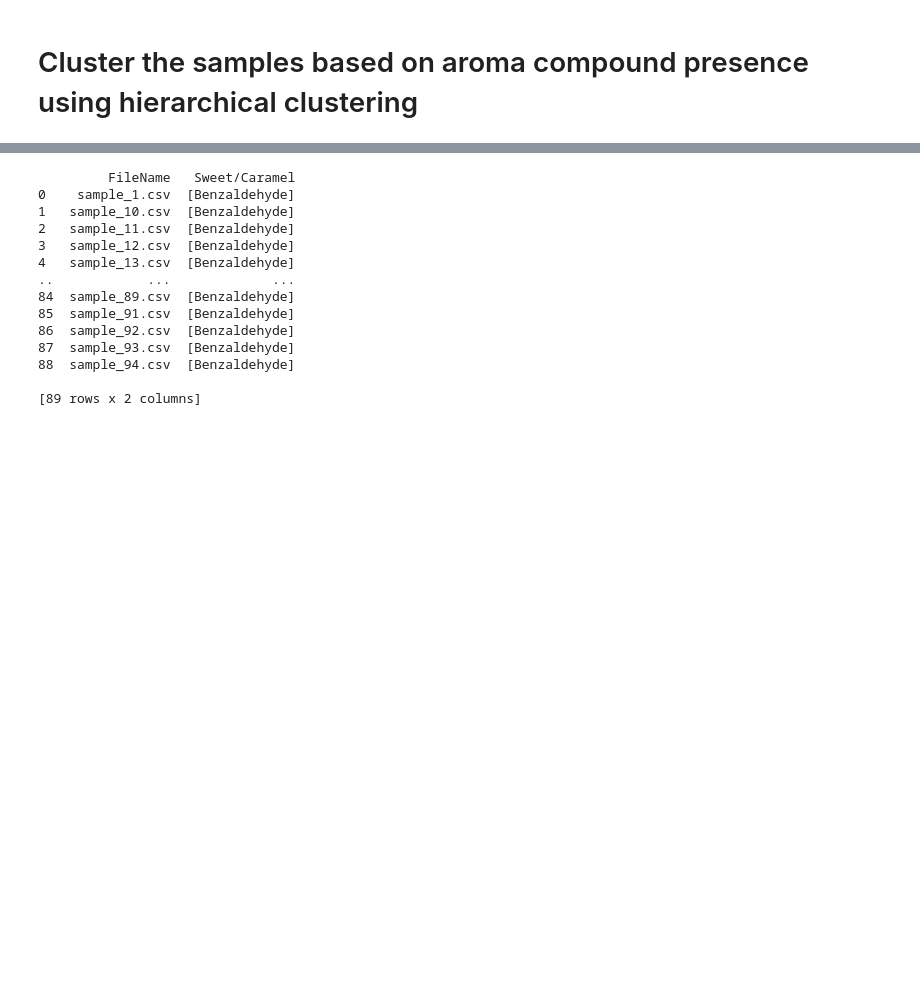
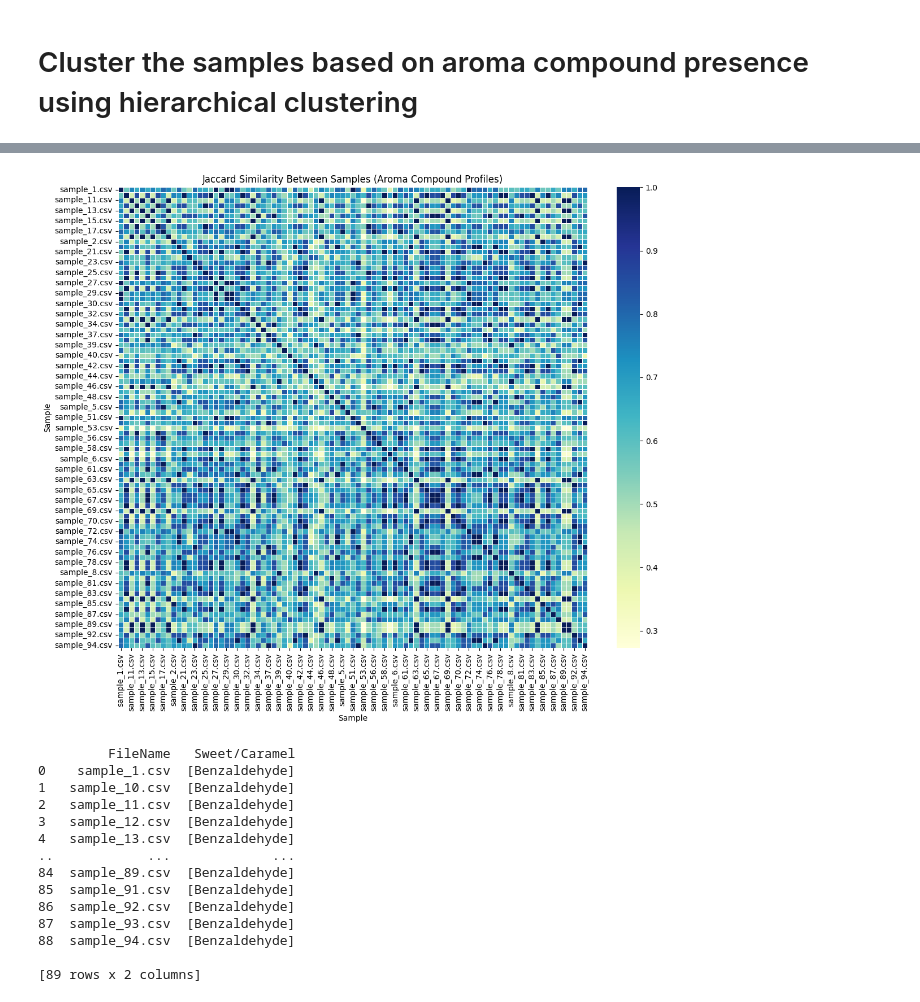
Before and after one commit to Fatemeh1362/internship, a Jupyter notebook: compound_analysis.ipynb, the cells around one changed output, grey strips where cells are left out. Saved outputs shown, nothing was run; the diff lists cells and outputs as text; code cells hidden in the pictures; blank space fills up the shorter version.

```diff
--- a/compound_analysis.ipynb
+++ b/compound_analysis.ipynb
@@ -312,3 +382,32 @@ plt.show()
+# %%
+
+from sklearn.metrics import pairwise_distances
+
+# Load presence/absence matrix
+df = pd.read_csv("C:/Users/fatemehm/OneDrive - Royal HZPC Group/Desktop/internship/bio_rep1/compound_analysis/aroma_presence_matrix.csv")
+
+# Set sample name as index
+df.set_index("FileName", inplace=True)
+
+# Ensure all values are binary
+binary_df = df.astype(bool).astype(int)
+
+# Compute Jaccard similarity
+jaccard_similarity = 1 - pairwise_distances(binary_df.values, metric="jaccard")
+
+# Convert to DataFrame
+jaccard_df = pd.DataFrame(jaccard_similarity, index=binary_df.index, columns=binary_df.index)
+
+# Plot heatmap
+plt.figure(figsize=(12, 10))
+sns.heatmap(jaccard_df, cmap="YlGnBu", linewidths=0.5)
+plt.title("Jaccard Similarity Between Samples (Aroma Compound Profiles)")
+plt.xlabel("Sample")
+plt.ylabel("Sample")
+plt.tight_layout()
+plt.show()
+# %% [output]
+[figure, added]
 # %%
 # Define your “sweet/caramel” reference list
 sweet_caramel = [
```
Also changed, not shown: parts of 5 cells of this notebook.
